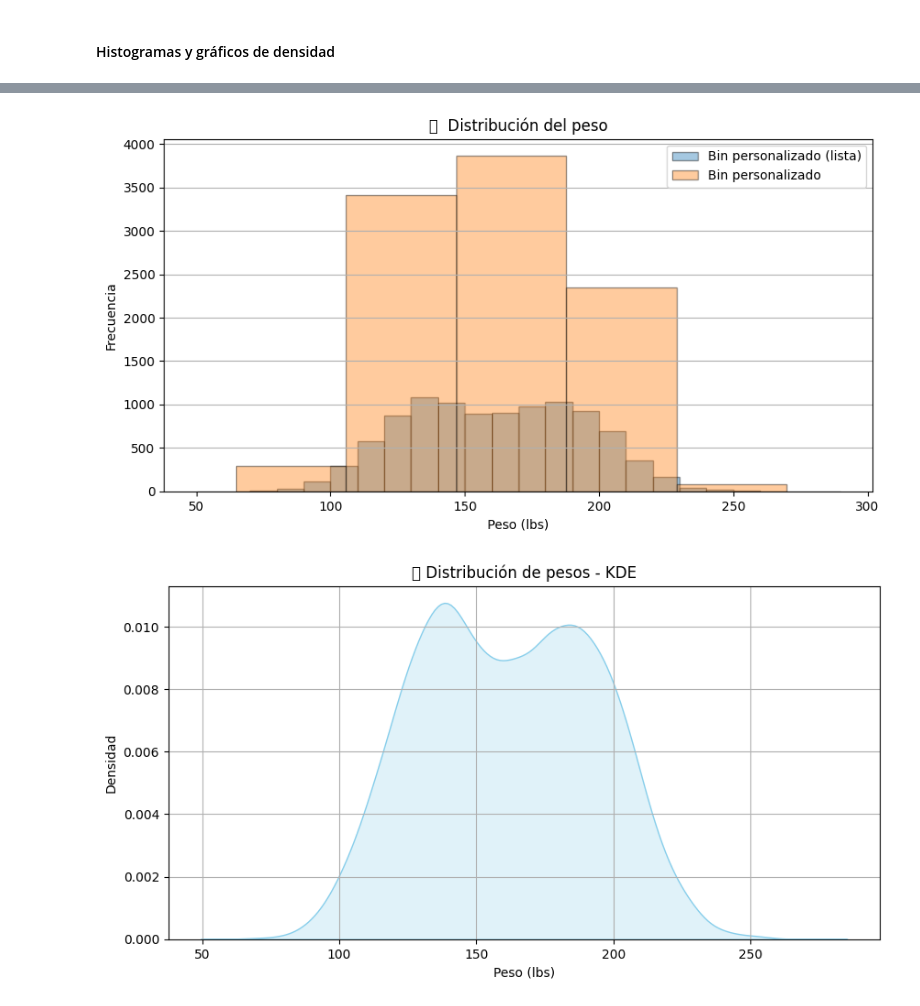
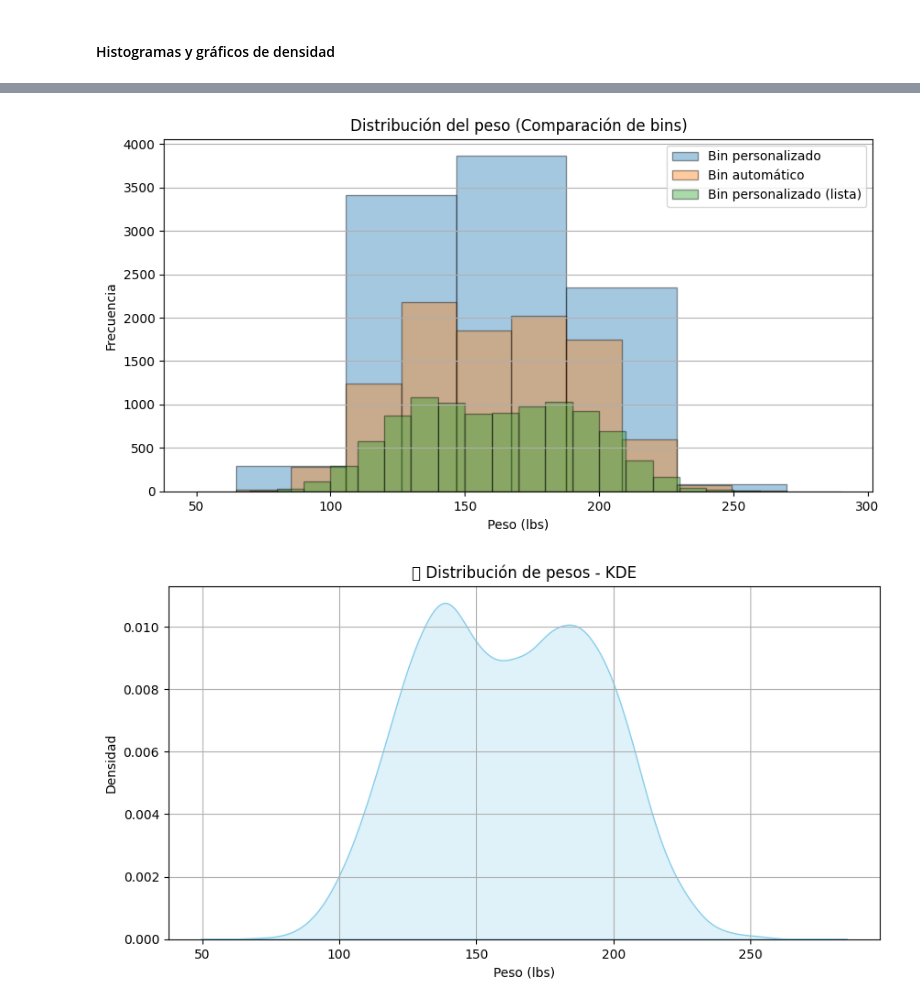
Before and after one commit to zyntonyson/bootcamp_ds_da, a Jupyter notebook: 05-analisis-estadistico/09-S5-Analisis-estadístico-de-datos.ipynb, the cells around one changed output, grey strips where cells are left out. Cells and saved outputs as stored; diff of their text form; code cells hidden in the pictures.

```diff
--- a/05-analisis-estadistico/09-S5-Analisis-estadístico-de-datos.ipynb
+++ b/05-analisis-estadistico/09-S5-Analisis-estadístico-de-datos.ipynb
@@ -174,18 +136,19 @@ weight_height.describe()
 # %%
 # 📊 Histograma con intervalos personalizados
-bins = list(range(50, 300, 10))  # Intervalos de 3 entre 35 y 55
+bins = list(range(50, 300, 10))  # Intervalos de 50 a 300 de 10 en 10
 plt.figure(figsize=(10, 5))
 
+plt.hist(weight_height['Weight'], bins=5, alpha=0.4, edgecolor='black', label='Bin personalizado')
+plt.hist(weight_height['Weight'],  alpha=0.4, edgecolor='black', label='Bin automático')
 plt.hist(weight_height['Weight'], bins=bins, alpha=0.4, edgecolor='black',label='Bin personalizado (lista)')
-plt.hist(weight_height['Weight'], bins=5, alpha=0.4, edgecolor='black', label='Bin personalizado')
-plt.title("📈  Distribución del peso")
+plt.title("Distribución del peso (Comparación de bins)")
 plt.legend()
 plt.xlabel("Peso (lbs)")
 plt.ylabel("Frecuencia")
 plt.grid(axis='y')
 plt.show()
 # %% [output]
-[figure, old version]
+[figure, new version]
 # %%
 # 📈 Gráfico de densidad (KDE)
 plt.figure(figsize=(10, 5))
```
Also changed, not shown: parts of 26 cells of this notebook.
